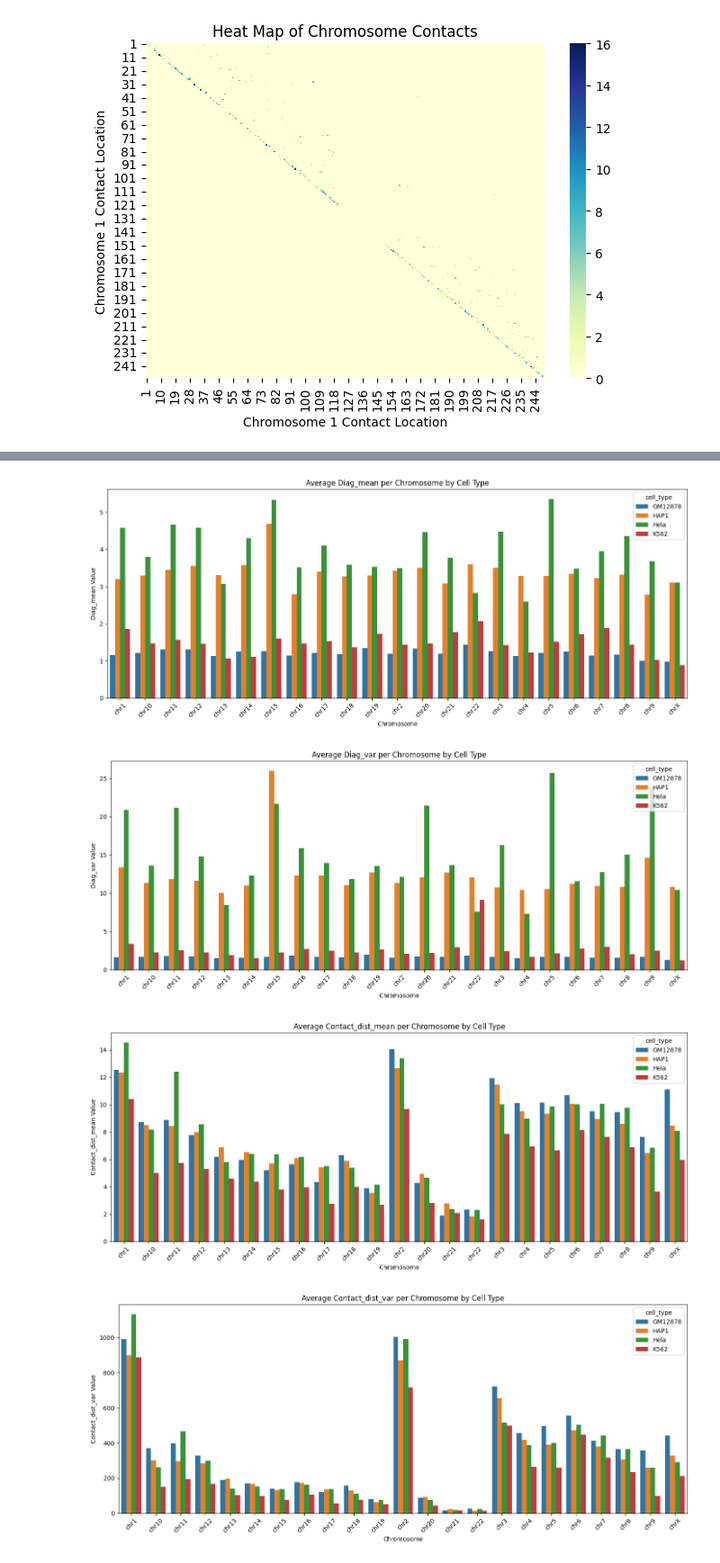
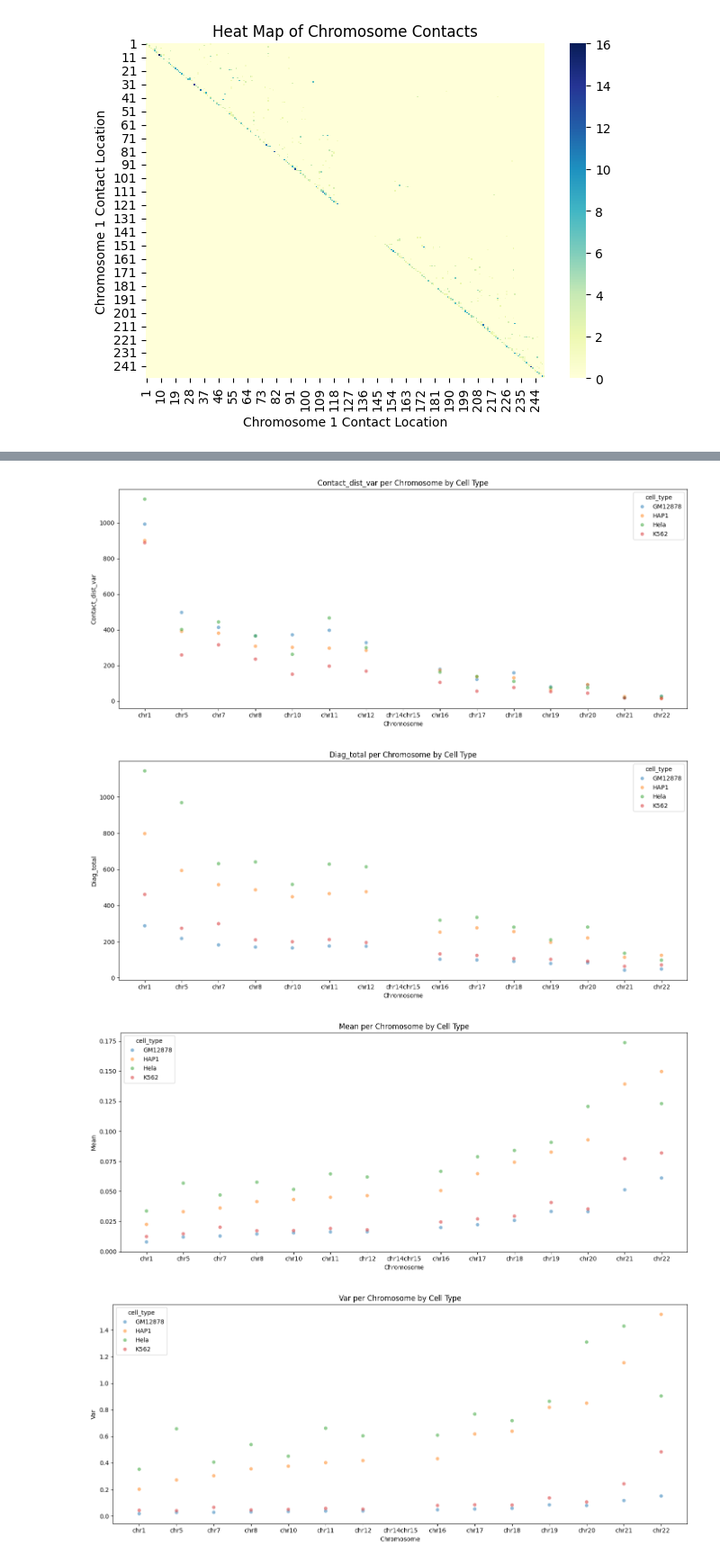
Before and after one commit to saladinshaurov/hic-cell-classification, a Jupyter notebook: notebooks/matrix-chromosome.ipynb, the cells around one changed output, grey strips where cells are left out. Shown at 90% size. Cells and saved outputs as stored; diff of their text form; code cells hidden in the pictures.

```diff
--- a/notebooks/matrix-chromosome.ipynb
+++ b/notebooks/matrix-chromosome.ipynb
@@ -39,7 +39,7 @@ def find_chr_length (data: pd.DataFrame) -> dict[str: tuple]:
         dict: chromosome -> length (min, max)
     """
     chr_bounds = {}
-    chromosomes = sorted(set(df['chr_i']).union(df['chr_j']), key=lambda x: int(x[3:]) if x[3:].isdigit() else 100)
+    chromosomes = sorted(set(data['chr_i']).union(data['chr_j']), key=lambda x: int(x[3:]) if x[3:].isdigit() else 100)
     for chr_ in chromosomes:
             max_i = data.loc[data['chr_i'] == chr_, 'pos_i'].max()
             max_j = data.loc[data['chr_j'] == chr_, 'pos_j'].max()
@@ -256,17 +260,21 @@ def keep_top_75_percent(group):
 # %%
-# master dataframe for all cells
 master_df = pd.concat([gm_12878, hap_1, hela, k_562], ignore_index=True)
 
-# filtered dataframe for top 75% for each cell
-filter_df = master_df.groupby("cell_type", group_keys=False).apply(keep_top_75_percent).copy()
+# -- Step 3: Apply per-cell-type filtering --
+hela_filtered = filter_by_percent(master_df[master_df["cell_type"] == "Hela"], 1)
+hap1_filtered = filter_by_percent(master_df[master_df["cell_type"] == "HAP1"], 1)
+other_filtered = master_df[master_df["cell_type"].isin(["K562", "GM12878"])]
 
-# chromosomes to drop
-drop_chroms = ["chr2", "chr4", "chr13", "chrX"]
-cols_to_drop = [col for col in master_df.columns if any(col.startswith(chr) for chr in drop_chroms)]
+# -- Step 4: Combine filtered subsets --
+filtered_df = pd.concat([hela_filtered, hap1_filtered, other_filtered], ignore_index=True)
 
-# adjusted df for testing
-# test_df = filter_df.drop(columns=cols_to_drop)
-test_df = master_df.copy()
+# -- Step 5: Drop unwanted chromosomes --
+drop_chroms = ["chr2_", "chr3", "chr4", "chr6", "chr9", "chr13", "chr14", "chrX"]
+drop_prefixes = [chrom if chrom.endswith("_") else f"{chrom}_" for chrom in drop_chroms]
+
+cols_to_drop = [col for col in filtered_df.columns if any(col.startswith(prefix) for prefix in drop_prefixes)]
+
+test_df = filtered_df.drop(columns=cols_to_drop)
 test_df.head()
 # %% [output]
 |  | cell_type | total_contacts | mean_contact | var_contact | num_zero_contacts | num_nonzero_contacts | ... |
@@ -287,6 +318,19 @@ long_df = test_df.melt(
 # Extract chromosome and statistic type
 long_df[["chromosome", "stat"]] = long_df["feature"].str.extract(r"(chr\d+|chrX|chrY)_(\w+)")
 long_df = long_df.dropna(subset=["chromosome", "stat"])
+
+# Define proper chromosome order
+chrom_order = ["chr1", "chr2", "chr3", "chr4", "chr5", "chr6", "chr7", "chr8", "chr9", "chr10",
+               "chr11", "chr12", "chr13", "chr14" "chr15", "chr16", "chr17", "chr18", "chr19",
+               "chr20", "chr21", "chr22", "chrX"]
+drop_chroms_cleaned = [c[:-1] if c.endswith('_') else c for c in drop_chroms]
+chrom_order = [c for c in chrom_order if c not in drop_chroms_cleaned]
+
+# Apply categorical dtype with correct order
+long_df["chromosome"] = pd.Categorical(long_df["chromosome"], categories=chrom_order, ordered=True)
+
+# Optional: sort by chromosome for correct plot order
+long_df = long_df.sort_values("chromosome")
 # %%
 # Get unique statistics (e.g., mean, total, variance)
 unique_stats = long_df["stat"].unique()
@@ -299,11 +343,10 @@ for stat in unique_stats:
 
     # Barplot
     plt.figure(figsize=(14, 6))
-    sns.barplot(data=avg_df, x="chromosome", y="value", hue="cell_type")
-    plt.title(f"Average {stat.capitalize()} per Chromosome by Cell Type")
-    plt.ylabel(f"{stat.capitalize()} Value")
+    sns.scatterplot(data=avg_df, x="chromosome", y="value", hue="cell_type", alpha=0.5)
+    plt.title(f"{stat.capitalize()} per Chromosome by Cell Type")
+    plt.ylabel(f"{stat.capitalize()}")
     plt.xlabel("Chromosome")
-    plt.xticks(rotation=45)
     plt.tight_layout()
     plt.show()
 # %% [output]
@@ -314,7 +357,7 @@ for stat in unique_stats:
-[figure, old version]
+[figure, new version]
-[figure, old version]
+[figure, new version]
-[figure, old version]
+[figure, new version]
-[figure, old version]
+[figure, new version]
 # %%
 # drop non-numerical columns
 features_df = test_df.drop(columns=["cell_type", "cell_id"], errors="ignore")
```
Also changed, not shown: parts of 12 cells of this notebook.
